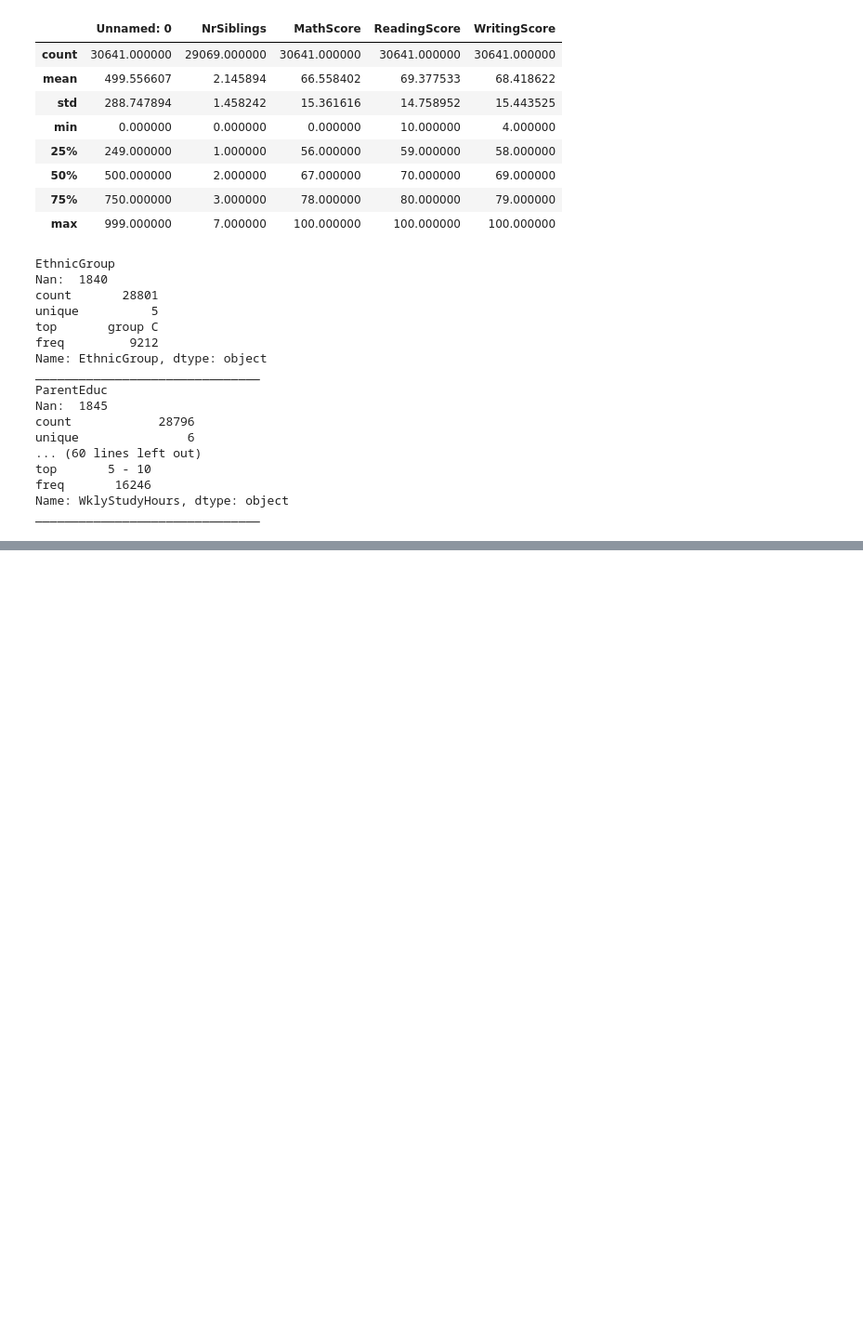
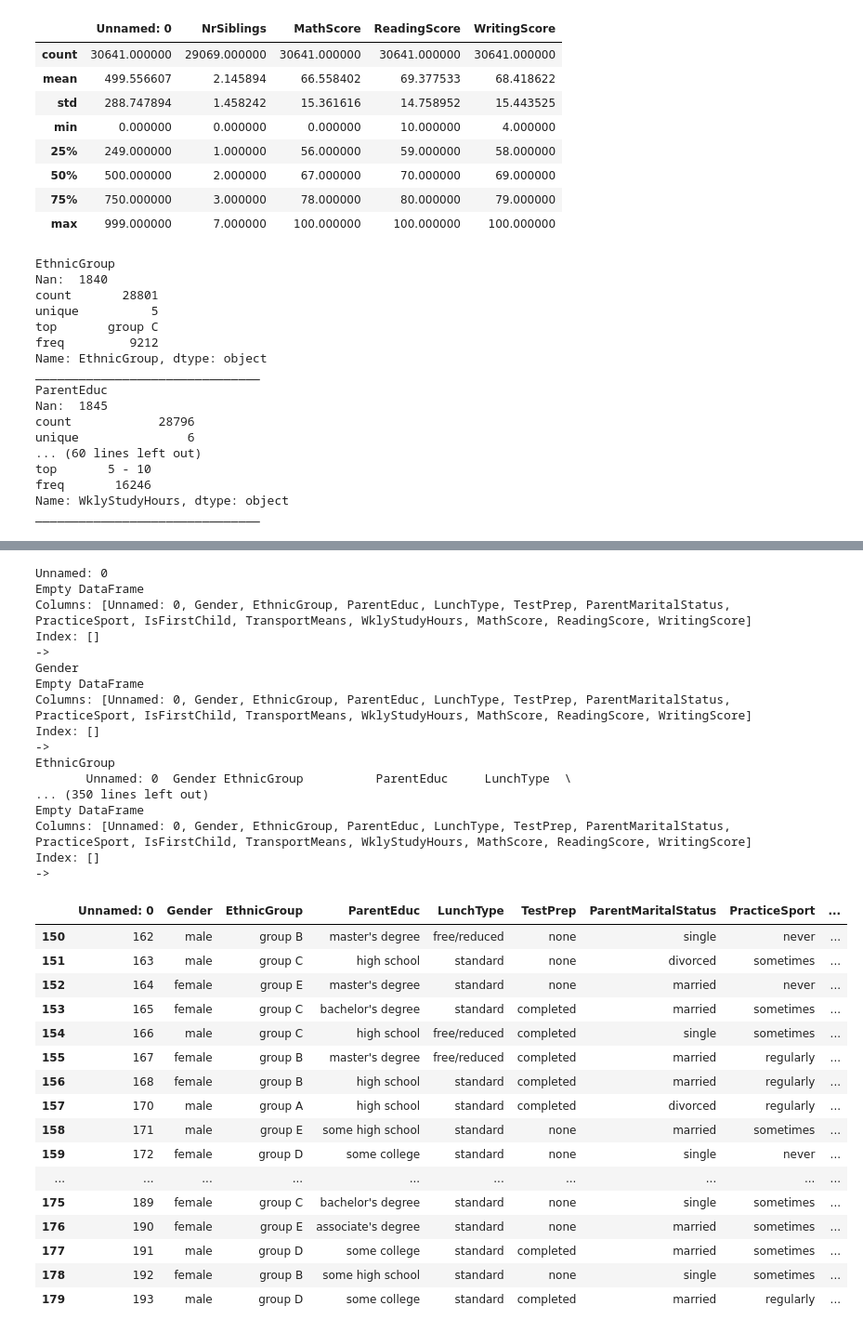
Before and after one commit to MaximLord/Lab, a Jupyter notebook: laba_3.ipynb, the cells around one changed output, grey strips where cells are left out. Shown: that part at 93% size. Saved outputs shown, nothing was run; the diff lists cells and outputs as text; code cells hidden in the pictures; blank space fills up the shorter version.

```diff
--- a/laba_3.ipynb
+++ b/laba_3.ipynb
@@ -164,0 +223,28 @@ _______________________________
+# %%
+newDataMedian = univ_df.copy()
+
+newDataMedian.dtypes
+for column in newDataMedian.columns.tolist():
+    if newDataMedian[column].dtype != np.float64:
+        newDataMedian.drop(columns = column, axis=1, inplace=True)
+
+for column in newDataMedian.columns.tolist():
+     print(column)
+     print(newDataMedian[newDataMedian[column].isnull()])
+     newDataMedian[column] = newDataMedian[column].fillna(0);
+
+
+print(newDataMedian.iloc[171:180])
+
+newArrayMedianNormilize = preprocessing.normalize(newDataMedian, axis=0)
+
+namesColumn = newDataMedian.columns
+
+
+newFdMed = pd.DataFrame(newArrayMedianNormilize, columns = namesColumn)
+
+
+for column in newFdMed.columns.tolist():
+    newFdMed.loc[(newFdMed[column] == 0.0), column] = newFdMed[column].median()
+
+print(newFdMed.iloc[171:180])
@@ -164,0 +376,52 @@ _______________________________
+# %%
+newDataModeEl = univ_df.copy()
+
+newDataModeEl.dtypes
+for column in newDataModeEl.columns.tolist():
+    if newDataModeEl[column].dtype == np.float64:
+        newDataModeEl.drop(columns = column, axis=1, inplace=True)
+
+for column in newDataModeEl.columns.tolist():
+     print(column)
+     print(newDataModeEl[newDataModeEl[column].isnull()])
+     print("->")
+
+for column in newDataModeEl.columns.tolist():
+    newDataModeEl[column] = newDataModeEl[column].fillna(newDataModeEl[column].to_numpy()[0])
+
+newDataModeEl.iloc[150:180]
+# %% [output]
+Unnamed: 0
+Empty DataFrame
+Columns: [Unnamed: 0, Gender, EthnicGroup, ParentEduc, LunchType, TestPrep, ParentMaritalStatus, PracticeSport, IsFirstChild, TransportMeans, WklyStudyHours, MathScore, ReadingScore, WritingScore]
+Index: []
+->
+Gender
+Empty DataFrame
+Columns: [Unnamed: 0, Gender, EthnicGroup, ParentEduc, LunchType, TestPrep, ParentMaritalStatus, PracticeSport, IsFirstChild, TransportMeans, WklyStudyHours, MathScore, ReadingScore, WritingScore]
+Index: []
+->
+EthnicGroup
+       Unnamed: 0  Gender EthnicGroup          ParentEduc     LunchType  \
+... (350 lines left out)
+Empty DataFrame
+Columns: [Unnamed: 0, Gender, EthnicGroup, ParentEduc, LunchType, TestPrep, ParentMaritalStatus, PracticeSport, IsFirstChild, TransportMeans, WklyStudyHours, MathScore, ReadingScore, WritingScore]
+Index: []
+->
+|  | Unnamed: 0 | Gender | EthnicGroup | ParentEduc | LunchType | TestPrep | ParentMaritalStatus | PracticeSport | ... |
+| 150 | 162 | male | group B | master's degree | free/reduced | none | single | never | ... |
+| 151 | 163 | male | group C | high school | standard | none | divorced | sometimes | ... |
+| 152 | 164 | female | group E | master's degree | standard | none | married | never | ... |
+| 153 | 165 | female | group C | bachelor's degree | standard | completed | married | sometimes | ... |
+| 154 | 166 | male | group C | high school | free/reduced | completed | single | sometimes | ... |
+| 155 | 167 | female | group B | master's degree | free/reduced | completed | married | regularly | ... |
+| 156 | 168 | female | group B | high school | standard | completed | married | regularly | ... |
+| 157 | 170 | male | group A | high school | standard | completed | divorced | regularly | ... |
+| 158 | 171 | male | group E | some high school | standard | none | married | sometimes | ... |
+| 159 | 172 | female | group D | some college | standard | none | single | never | ... |
+| ... | ... | ... | ... | ... | ... | ... | ... | ... | ... |
+| 175 | 189 | female | group C | bachelor's degree | standard | none | single | sometimes | ... |
+| 176 | 190 | female | group E | associate's degree | standard | none | married | sometimes | ... |
+| 177 | 191 | male | group D | some college | standard | completed | married | sometimes | ... |
+| 178 | 192 | female | group B | some high school | standard | none | single | sometimes | ... |
+| 179 | 193 | male | group D | some college | standard | completed | married | regularly | ... |
```
Also changed, not shown: parts of 24 cells of this notebook.
